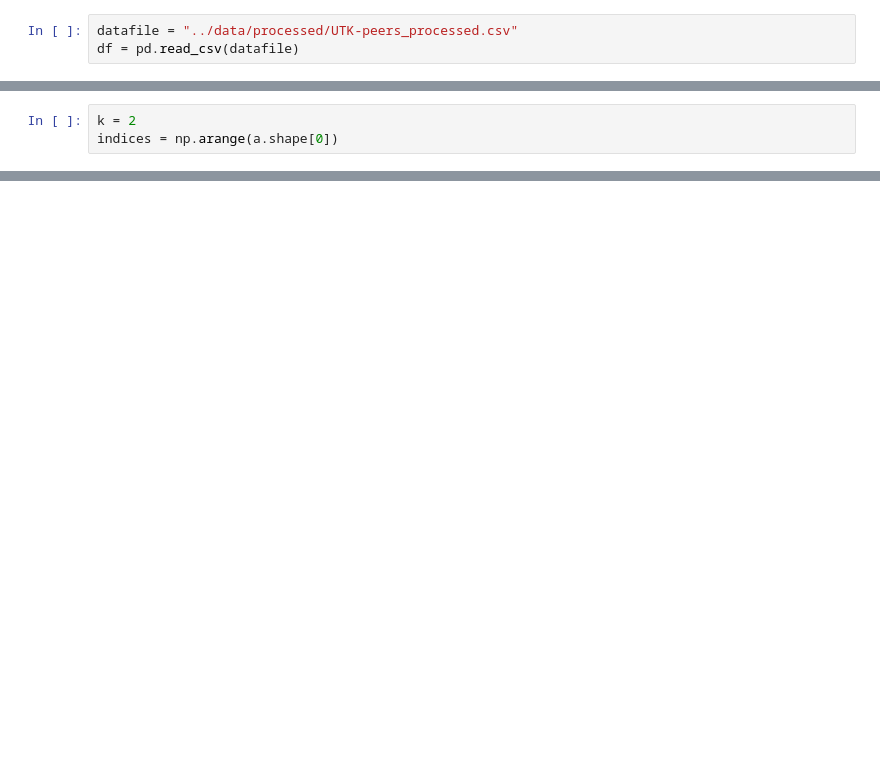
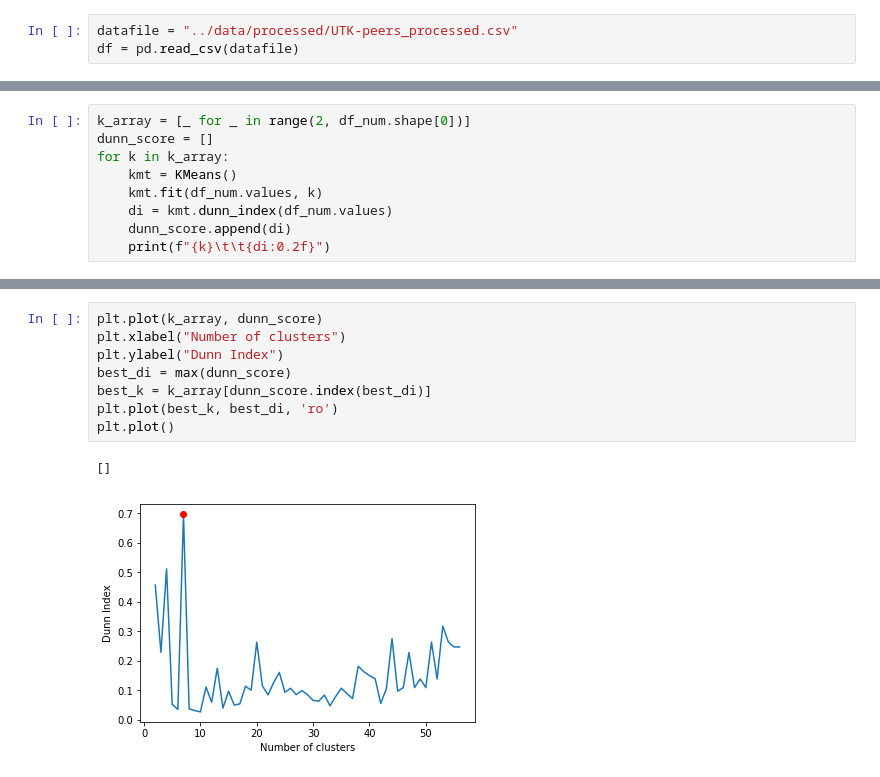
Before and after one commit to piovere/cs528p2, a Jupyter notebook: notebooks/04-jpowersl-K_means_clustering.ipynb, the cells around one changed output, grey strips where cells are left out. Saved outputs shown, nothing was run; the diff lists cells and outputs as text; blank space fills up the shorter version.

```diff
--- a/notebooks/04-jpowersl-K_means_clustering.ipynb
+++ b/notebooks/04-jpowersl-K_means_clustering.ipynb
@@ -70,3 +25,0 @@ print(a)
-# %%
-k = 2
-indices = np.arange(a.shape[0])
@@ -127,0 +57,9 @@ print(distances)
+# %%
+k_array = [_ for _ in range(2, df_num.shape[0])]
+dunn_score = []
+for k in k_array:
+    kmt = KMeans()
+    kmt.fit(df_num.values, k)
+    di = kmt.dunn_index(df_num.values)
+    dunn_score.append(di)
+    print(f"{k}\t\t{di:0.2f}")
@@ -127,0 +84,11 @@ print(distances)
+# %%
+plt.plot(k_array, dunn_score)
+plt.xlabel("Number of clusters")
+plt.ylabel("Dunn Index")
+best_di = max(dunn_score)
+best_k = k_array[dunn_score.index(best_di)]
+plt.plot(best_k, best_di, 'ro')
+plt.plot()
+# %% [output]
+[]
+[figure, added]
```
Also changed, not shown: parts of 24 cells of this notebook, 1 other file.
